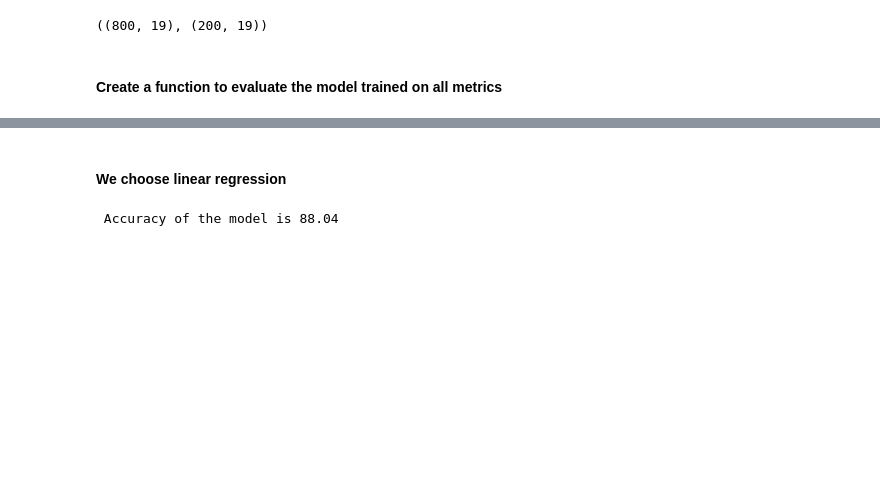
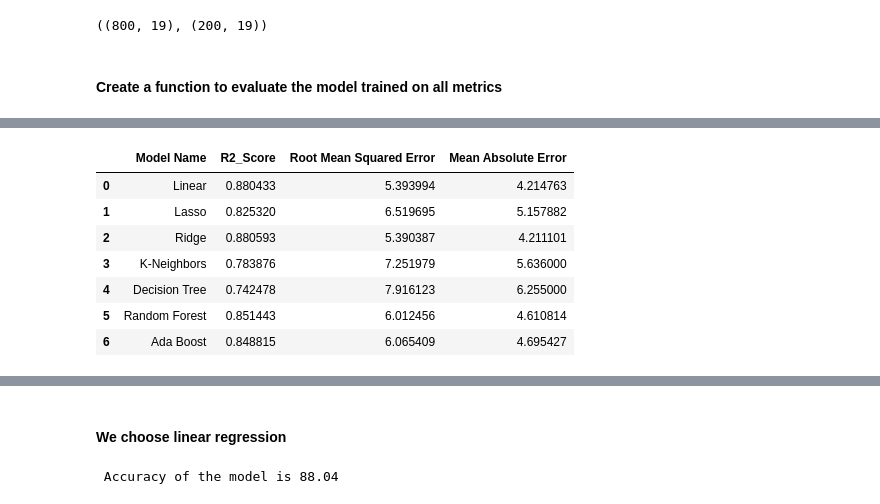
Before and after one commit to vanshuwjoshi/MLProjects, a Jupyter notebook: notebook/MODEL_TRAINING.ipynb, the cells around one changed output, grey strips where cells are left out. Drawn from its saved outputs; the diff is of its cells as text; code cells hidden in the pictures; blank space fills up the shorter version.

Commit message:
"Comments in the model MODEL_TRAINING.ipynb"

```diff
--- a/notebook/MODEL_TRAINING.ipynb
+++ b/notebook/MODEL_TRAINING.ipynb
@@ -176,6 +182,17 @@ Model performance for test set:
 =========================================
 # %%
+#save all the metrics as a dataframe
 results = pd.DataFrame(list(zip(model_list, r2_list, rmse_list, mae_list)), columns=['Model Name', 'R2_Score', 'Root Mean Squared Error', 'Mean Absolute Error'])
+results
+# %% [output]
+|  | Model Name | R2_Score | Root Mean Squared Error | Mean Absolute Error |
+| 0 | Linear | 0.880433 | 5.393994 | 4.214763 |
+| 1 | Lasso | 0.825320 | 6.519695 | 5.157882 |
+| 2 | Ridge | 0.880593 | 5.390387 | 4.211101 |
+| 3 | K-Neighbors | 0.783876 | 7.251979 | 5.636000 |
+| 4 | Decision Tree | 0.742478 | 7.916123 | 6.255000 |
+| 5 | Random Forest | 0.851443 | 6.012456 | 4.610814 |
+| 6 | Ada Boost | 0.848815 | 6.065409 | 4.695427 |
 # %%
 plt.figure(figsize=(10,5))
 plt.plot(results['Model Name'],results['R2_Score'],color='red',label='R2 Score')
```
Also changed, not shown: parts of 3 cells of this notebook.
